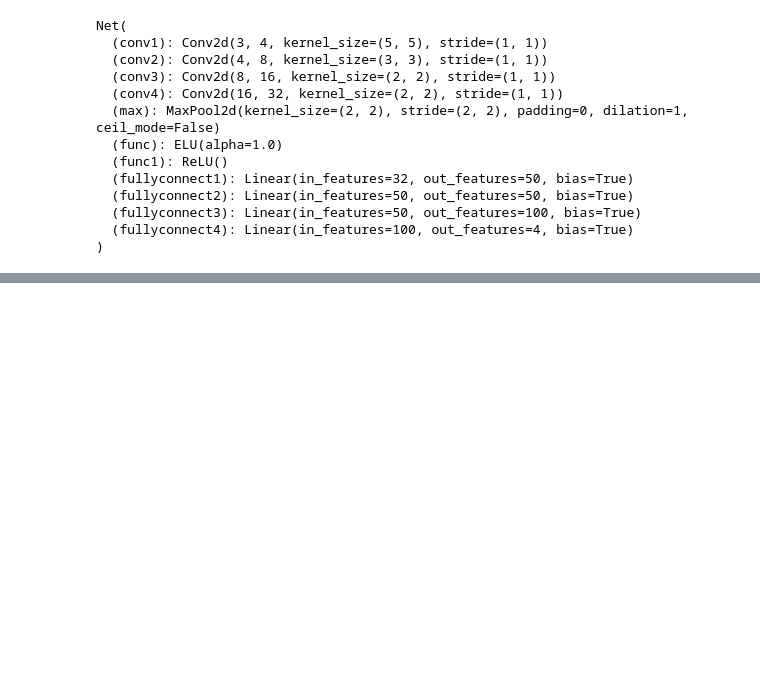
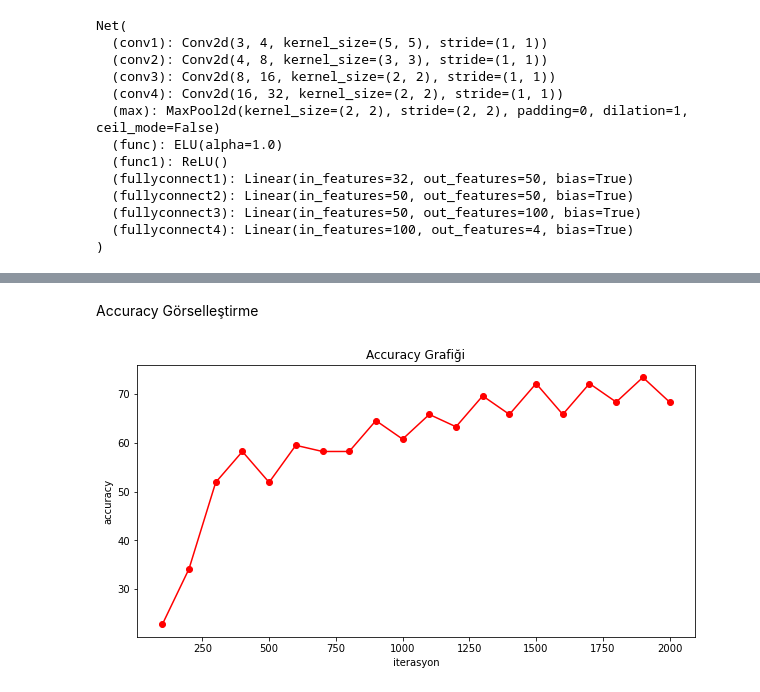
Before and after one commit to omeryildizce/Yapay_Zeka_ve_Bilgisayarli_Goru, a Jupyter notebook: Bolum_01_Pytorch/Pytorch_ile_derin_ogrenme.ipynb, the cells around one changed output, grey strips where cells are left out. Drawn from its saved outputs; the diff is of its cells as text; code cells hidden in the pictures; blank space fills up the shorter version.

```diff
--- a/Bolum_01_Pytorch/Pytorch_ile_derin_ogrenme.ipynb
+++ b/Bolum_01_Pytorch/Pytorch_ile_derin_ogrenme.ipynb
@@ -441,0 +482,13 @@ Got 49 / 79 with accuracy 62.03
+# %% [markdown]
+Accuracy Görselleştirme
+# %%
+plt.figure(figsize=(10,5))
+plt.title("Accuracy Grafiği")
+
+plt.plot(iterasyon, acc_list, "-o", color= "r")
+
+plt.xlabel("iterasyon")
+plt.ylabel("accuracy")
+plt.show()
+# %% [output]
+[figure, added]
```
Also changed, not shown: parts of 11 cells of this notebook.
